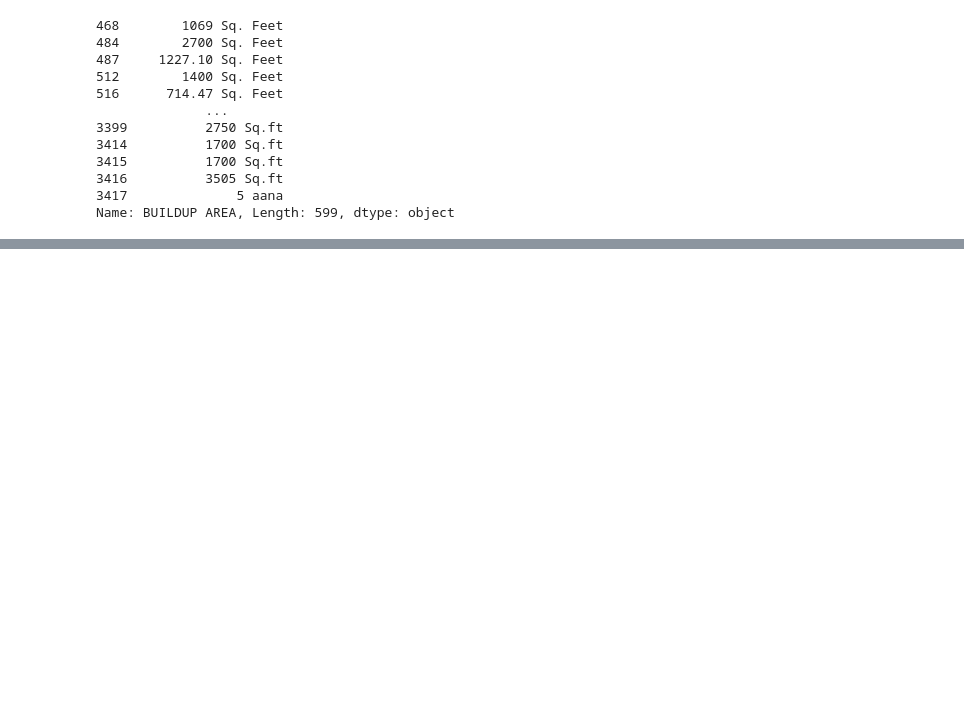
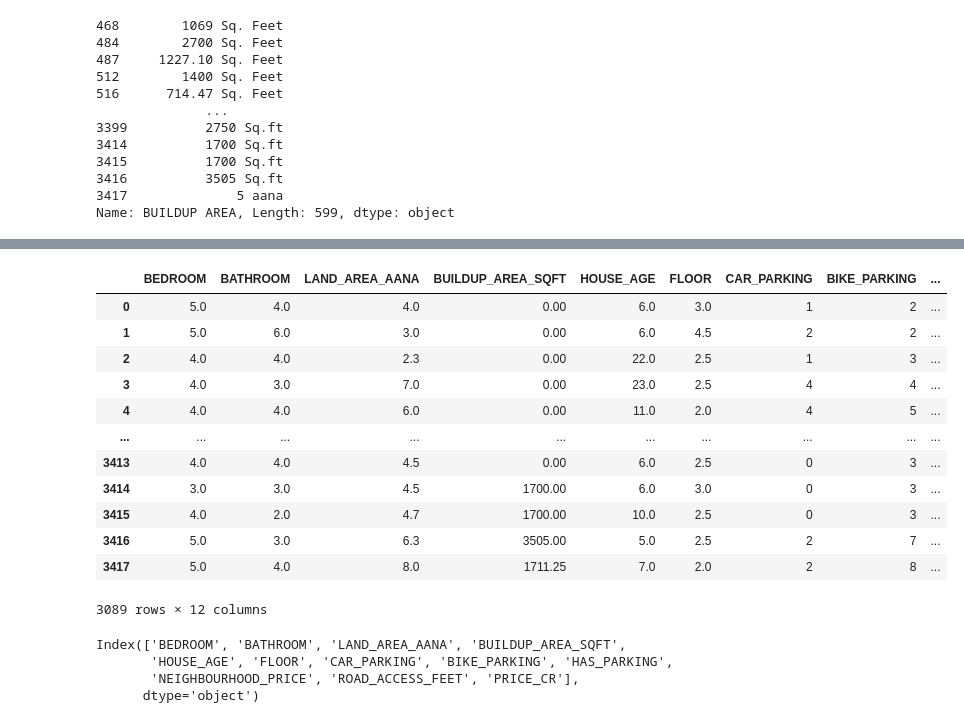
Before and after one commit to Kushal096/housePricePrediction, a Jupyter notebook: main.ipynb, the cells around one changed output, grey strips where cells are left out. Cells and saved outputs as stored; diff of their text form; code cells hidden in the pictures; blank space fills up the shorter version.

Commit message:
- Selected relevant features for modeling and updated DataFrame columns

```diff
--- a/main.ipynb
+++ b/main.ipynb
@@ -348,0 +387,3 @@ df.dropna(subset=['HOUSE_AGE'],inplace=True)
+# %%
+mean_price = df.groupby('Neighbourhood')['PRICE_CR'].mean()
+df['NEIGHBOURHOOD_PRICE'] = df['Neighbourhood'].map(mean_price)
@@ -348,0 +394,5 @@ df.dropna(subset=['HOUSE_AGE'],inplace=True)
+# %%
+
+df['ROAD_ACCESS_FEET'] = df['ROAD ACCESS'].str.extract(r'(\d+)').astype(float)
+# %%
+df.dropna(subset=['ROAD_ACCESS_FEET'],inplace=True)
@@ -348,0 +415,26 @@ df.dropna(subset=['HOUSE_AGE'],inplace=True)
+# %%
+col_need = ['BEDROOM','BATHROOM','LAND_AREA_AANA','BUILDUP_AREA_SQFT','HOUSE_AGE','FLOOR','CAR_PARKING','BIKE_PARKING','HAS_PARKING','NEIGHBOURHOOD_PRICE','ROAD_ACCESS_FEET','PRICE_CR']
+df = df[col_need]
+# %%
+df
+# %% [output]
+|  | BEDROOM | BATHROOM | LAND_AREA_AANA | BUILDUP_AREA_SQFT | HOUSE_AGE | FLOOR | CAR_PARKING | BIKE_PARKING | ... |
+| 0 | 5.0 | 4.0 | 4.0 | 0.00 | 6.0 | 3.0 | 1 | 2 | ... |
+| 1 | 5.0 | 6.0 | 3.0 | 0.00 | 6.0 | 4.5 | 2 | 2 | ... |
+| 2 | 4.0 | 4.0 | 2.3 | 0.00 | 22.0 | 2.5 | 1 | 3 | ... |
+| 3 | 4.0 | 3.0 | 7.0 | 0.00 | 23.0 | 2.5 | 4 | 4 | ... |
+| 4 | 4.0 | 4.0 | 6.0 | 0.00 | 11.0 | 2.0 | 4 | 5 | ... |
+| ... | ... | ... | ... | ... | ... | ... | ... | ... | ... |
+| 3413 | 4.0 | 4.0 | 4.5 | 0.00 | 6.0 | 2.5 | 0 | 3 | ... |
+| 3414 | 3.0 | 3.0 | 4.5 | 1700.00 | 6.0 | 3.0 | 0 | 3 | ... |
+| 3415 | 4.0 | 2.0 | 4.7 | 1700.00 | 10.0 | 2.5 | 0 | 3 | ... |
+| 3416 | 5.0 | 3.0 | 6.3 | 3505.00 | 5.0 | 2.5 | 2 | 7 | ... |
+| 3417 | 5.0 | 4.0 | 8.0 | 1711.25 | 7.0 | 2.0 | 2 | 8 | ... |
+3089 rows × 12 columns
+# %%
+df.columns
+# %% [output]
+Index(['BEDROOM', 'BATHROOM', 'LAND_AREA_AANA', 'BUILDUP_AREA_SQFT',
+       'HOUSE_AGE', 'FLOOR', 'CAR_PARKING', 'BIKE_PARKING', 'HAS_PARKING',
+       'NEIGHBOURHOOD_PRICE', 'ROAD_ACCESS_FEET', 'PRICE_CR'],
+      dtype='object')
```
Also changed, not shown: parts of 7 cells of this notebook.
